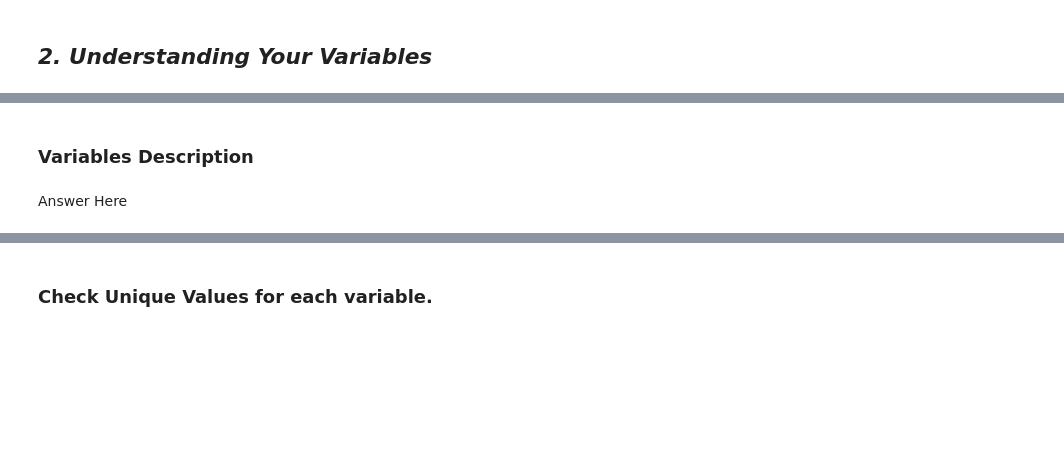
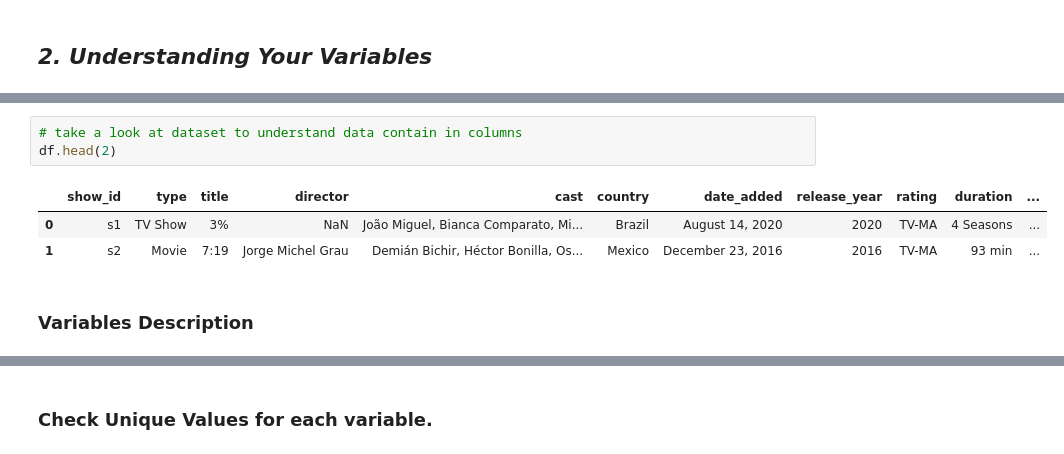
Before and after one commit to avigangarde/Netflix-Movies-and-TV-Shows-Clustering, a Jupyter notebook: Netflix_Movies_and_TV_Shows_Clustering_by_Avinash.ipynb, the cells around one changed output, grey strips where cells are left out. Drawn from its saved outputs; the diff is of its cells as text; blank space fills up the shorter version.

```diff
--- a/Netflix_Movies_and_TV_Shows_Clustering_by_Avinash.ipynb
+++ b/Netflix_Movies_and_TV_Shows_Clustering_by_Avinash.ipynb
@@ -107,4 +231,9 @@ Answer Here
+# %%
+# take a look at dataset to understand data contain in columns
+df.head(2)
+# %% [output]
+|  | show_id | type | title | director | cast | country | date_added | release_year | rating | duration | ... |
+| 0 | s1 | TV Show | 3% | NaN | João Miguel, Bianca Comparato, Mi... | Brazil | August 14, 2020 | 2020 | TV-MA | 4 Seasons | ... |
+| 1 | s2 | Movie | 7:19 | Jorge Michel Grau | Demián Bichir, Héctor Bonilla, Os... | Mexico | December 23, 2016 | 2016 | TV-MA | 93 min | ... |
 # %% [markdown]
 ### Variables Description
-# %% [markdown]
-Answer Here
```
Also changed, not shown: parts of 33 cells of this notebook.
